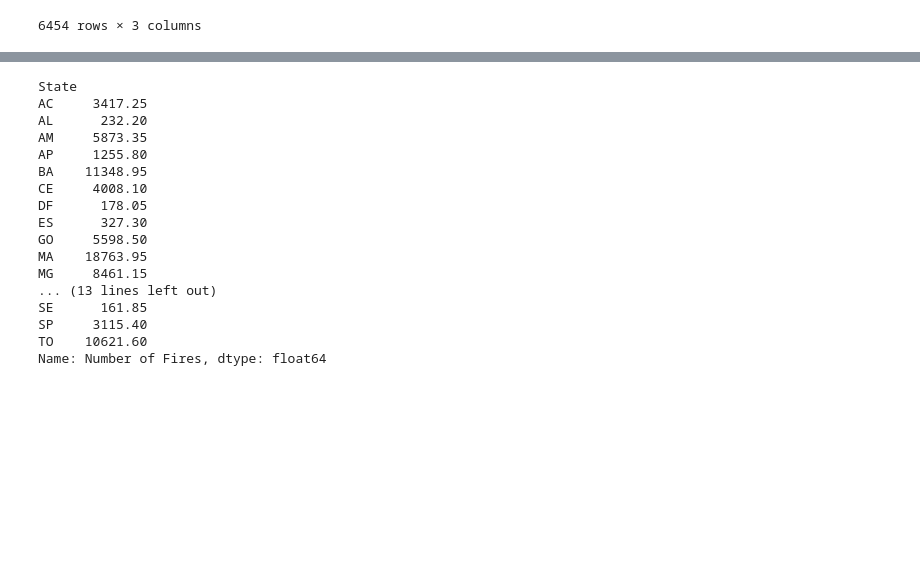
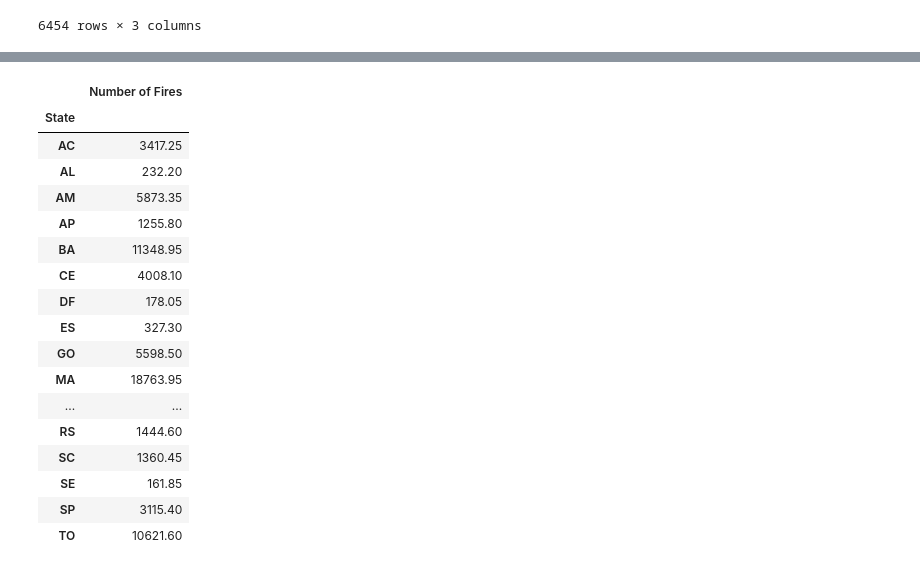
Before and after one commit to hgracemoy/Project1_Group3, a Jupyter notebook: firedata.ipynb, the cells around one changed output, grey strips where cells are left out. Saved outputs shown, nothing was run; the diff lists cells and outputs as text; code cells hidden in the pictures; blank space fills up the shorter version.

```diff
--- a/firedata.ipynb
+++ b/firedata.ipynb
@@ -189,21 +199,23 @@ ValueError: too many values to unpack (expected 1)
 # %%
 Xstate_mean_df = state_sum.groupby(["State"]).mean()
+Xstate_mean_df = pd.DataFrame(Xstate_mean_df)
 Xstate_mean_df
 # %% [output]
-State
-AC     3417.25
-AL      232.20
-AM     5873.35
-AP     1255.80
-BA    11348.95
-CE     4008.10
-DF      178.05
-ES      327.30
-GO     5598.50
-MA    18763.95
-MG     8461.15
-... (13 lines left out)
-SE      161.85
-SP     3115.40
-TO    10621.60
-Name: Number of Fires, dtype: float64
+|  | Number of Fires |
+| State |  |
+| AC | 3417.25 |
+| AL | 232.20 |
+| AM | 5873.35 |
+| AP | 1255.80 |
+| BA | 11348.95 |
+| CE | 4008.10 |
+| DF | 178.05 |
+| ES | 327.30 |
+| GO | 5598.50 |
+| MA | 18763.95 |
+| ... | ... |
+| RS | 1444.60 |
+| SC | 1360.45 |
+| SE | 161.85 |
+| SP | 3115.40 |
+| TO | 10621.60 |
```
Also changed, not shown: parts of 4 cells of this notebook, 1 other file.
